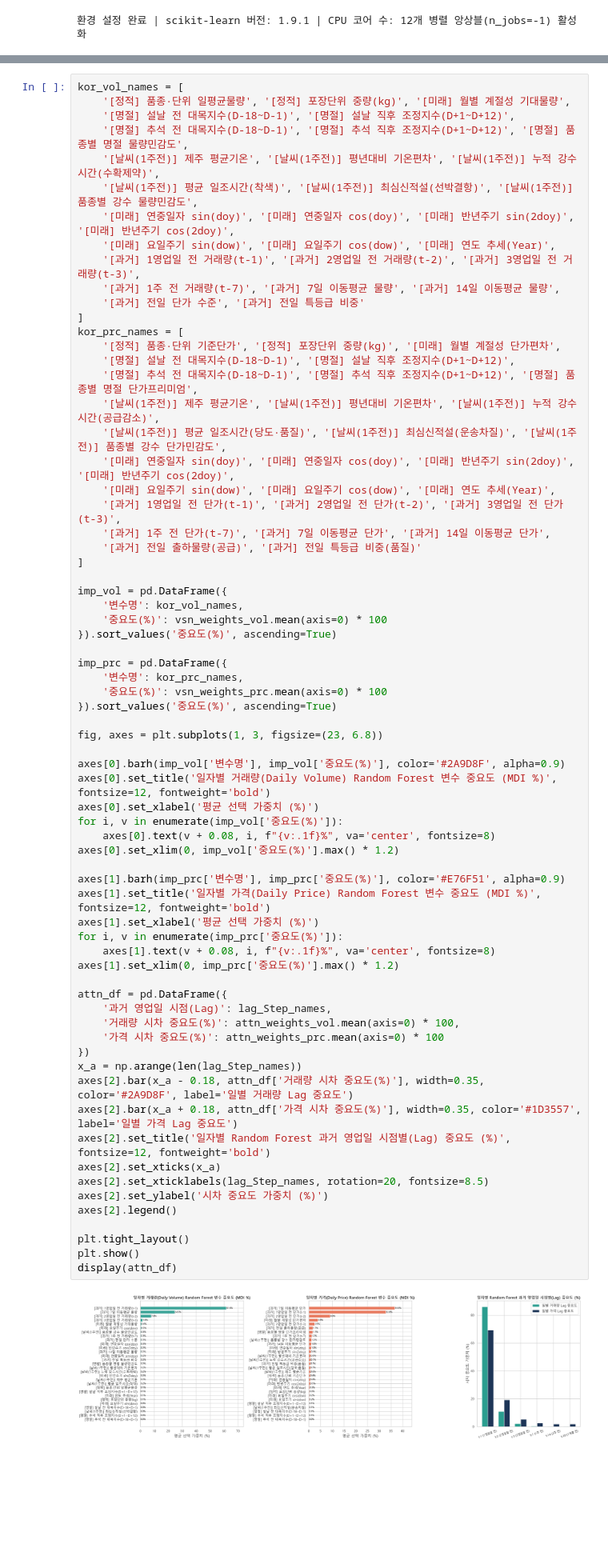
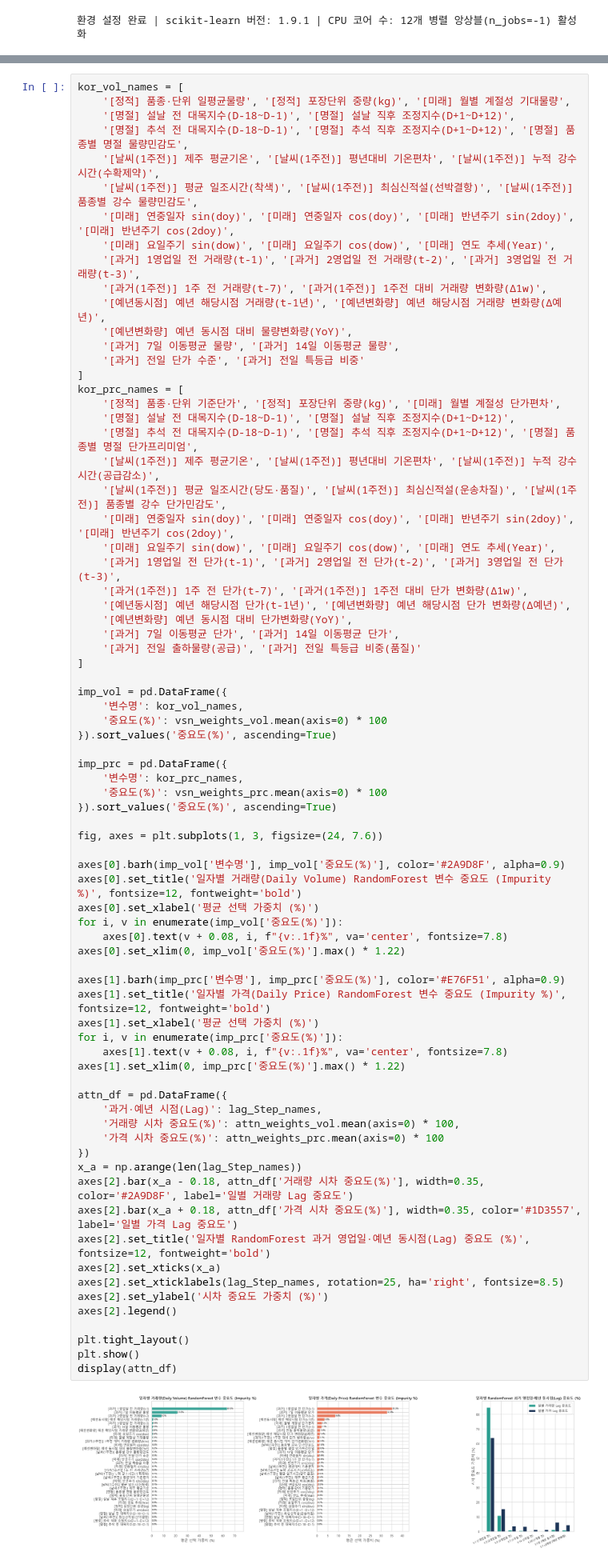
Before and after one commit to hongdonjoo70/new, a Jupyter notebook: random_forest.ipynb, the cells around one changed output, grey strips where cells are left out. Shown at 80% size. Saved outputs shown, nothing was run; the diff lists cells and outputs as text; blank space fills up the shorter version.

```diff
--- a/random_forest.ipynb
+++ b/random_forest.ipynb
@@ -1586,7 +2043,10 @@ kor_vol_names = [
     '[미래] 연중일자 sin(doy)', '[미래] 연중일자 cos(doy)', '[미래] 반년주기 sin(2doy)', '[미래] 반년주기 cos(2doy)',
     '[미래] 요일주기 sin(dow)', '[미래] 요일주기 cos(dow)', '[미래] 연도 추세(Year)',
     '[과거] 1영업일 전 거래량(t-1)', '[과거] 2영업일 전 거래량(t-2)', '[과거] 3영업일 전 거래량(t-3)',
-    '[과거] 1주 전 거래량(t-7)', '[과거] 7일 이동평균 물량', '[과거] 14일 이동평균 물량',
+    '[과거(1주전)] 1주 전 거래량(t-7)', '[과거(1주전)] 1주전 대비 거래량 변화량(Δ1w)',
+    '[예년동시점] 예년 해당시점 거래량(t-1년)', '[예년변화량] 예년 해당시점 거래량 변화량(Δ예년)',
+    '[예년변화량] 예년 동시점 대비 물량변화량(YoY)',
+    '[과거] 7일 이동평균 물량', '[과거] 14일 이동평균 물량',
     '[과거] 전일 단가 수준', '[과거] 전일 특등급 비중'
 ]
 kor_prc_names = [
@@ -1598,7 +2058,10 @@ kor_prc_names = [
     '[미래] 연중일자 sin(doy)', '[미래] 연중일자 cos(doy)', '[미래] 반년주기 sin(2doy)', '[미래] 반년주기 cos(2doy)',
     '[미래] 요일주기 sin(dow)', '[미래] 요일주기 cos(dow)', '[미래] 연도 추세(Year)',
     '[과거] 1영업일 전 단가(t-1)', '[과거] 2영업일 전 단가(t-2)', '[과거] 3영업일 전 단가(t-3)',
-    '[과거] 1주 전 단가(t-7)', '[과거] 7일 이동평균 단가', '[과거] 14일 이동평균 단가',
+    '[과거(1주전)] 1주 전 단가(t-7)', '[과거(1주전)] 1주전 대비 단가 변화량(Δ1w)',
+    '[예년동시점] 예년 해당시점 단가(t-1년)', '[예년변화량] 예년 해당시점 단가 변화량(Δ예년)',
+    '[예년변화량] 예년 동시점 대비 단가변화량(YoY)',
+    '[과거] 7일 이동평균 단가', '[과거] 14일 이동평균 단가',
     '[과거] 전일 출하물량(공급)', '[과거] 전일 특등급 비중(품질)'
 ]
 
@@ -1609,41 +2072,41 @@ imp_vol = pd.DataFrame({
 
 imp_prc = pd.DataFrame({
     '변수명': kor_prc_names,
     '중요도(%)': vsn_weights_prc.mean(axis=0) * 100
 }).sort_values('중요도(%)', ascending=True)
 
-fig, axes = plt.subplots(1, 3, figsize=(23, 6.8))
+fig, axes = plt.subplots(1, 3, figsize=(24, 7.6))
 
 axes[0].barh(imp_vol['변수명'], imp_vol['중요도(%)'], color='#2A9D8F', alpha=0.9)
-axes[0].set_title('일자별 거래량(Daily Volume) Random Forest 변수 중요도 (MDI %)', fontsize=12, fontweight='bold')
+axes[0].set_title('일자별 거래량(Daily Volume) RandomForest 변수 중요도 (Impurity %)', fontsize=12, fontweight='bold')
 axes[0].set_xlabel('평균 선택 가중치 (%)')
 for i, v in enumerate(imp_vol['중요도(%)']):
-    axes[0].text(v + 0.08, i, f"{v:.1f}%", va='center', fontsize=8)
-axes[0].set_xlim(0, imp_vol['중요도(%)'].max() * 1.2)
+    axes[0].text(v + 0.08, i, f"{v:.1f}%", va='center', fontsize=7.8)
+axes[0].set_xlim(0, imp_vol['중요도(%)'].max() * 1.22)
 
 axes[1].barh(imp_prc['변수명'], imp_prc['중요도(%)'], color='#E76F51', alpha=0.9)
-axes[1].set_title('일자별 가격(Daily Price) Random Forest 변수 중요도 (MDI %)', fontsize=12, fontweight='bold')
+axes[1].set_title('일자별 가격(Daily Price) RandomForest 변수 중요도 (Impurity %)', fontsize=12, fontweight='bold')
 axes[1].set_xlabel('평균 선택 가중치 (%)')
 for i, v in enumerate(imp_prc['중요도(%)']):
-    axes[1].text(v + 0.08, i, f"{v:.1f}%", va='center', fontsize=8)
-axes[1].set_xlim(0, imp_prc['중요도(%)'].max() * 1.2)
+    axes[1].text(v + 0.08, i, f"{v:.1f}%", va='center', fontsize=7.8)
+axes[1].set_xlim(0, imp_prc['중요도(%)'].max() * 1.22)
 
 attn_df = pd.DataFrame({
-    '과거 영업일 시점(Lag)': lag_Step_names,
+    '과거·예년 시점(Lag)': lag_Step_names,
     '거래량 시차 중요도(%)': attn_weights_vol.mean(axis=0) * 100,
     '가격 시차 중요도(%)': attn_weights_prc.mean(axis=0) * 100
 })
 x_a = np.arange(len(lag_Step_names))
 axes[2].bar(x_a - 0.18, attn_df['거래량 시차 중요도(%)'], width=0.35, color='#2A9D8F', label='일별 거래량 Lag 중요도')
 axes[2].bar(x_a + 0.18, attn_df['가격 시차 중요도(%)'], width=0.35, color='#1D3557', label='일별 가격 Lag 중요도')
-axes[2].set_title('일자별 Random Forest 과거 영업일 시점별(Lag) 중요도 (%)', fontsize=12, fontweight='bold')
+axes[2].set_title('일자별 RandomForest 과거 영업일·예년 동시점(Lag) 중요도 (%)', fontsize=12, fontweight='bold')
 axes[2].set_xticks(x_a)
-axes[2].set_xticklabels(lag_Step_names, rotation=20, fontsize=8.5)
+axes[2].set_xticklabels(lag_Step_names, rotation=25, ha='right', fontsize=8.5)
 axes[2].set_ylabel('시차 중요도 가중치 (%)')
 axes[2].legend()
 
 plt.tight_layout()
 plt.show()
 display(attn_df)
 # %% [output]
-[figure, old version]
+[figure, new version]
```
Also changed, not shown: parts of 10 cells of this notebook, 3 other files.
